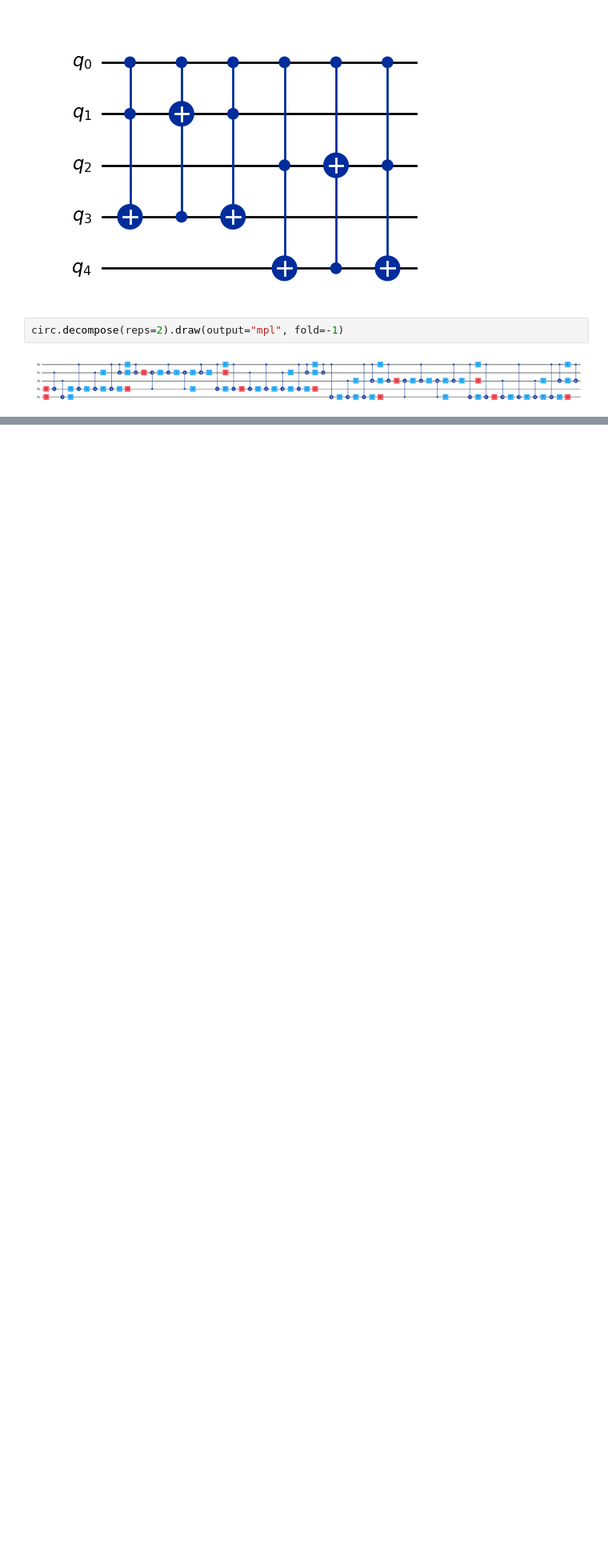
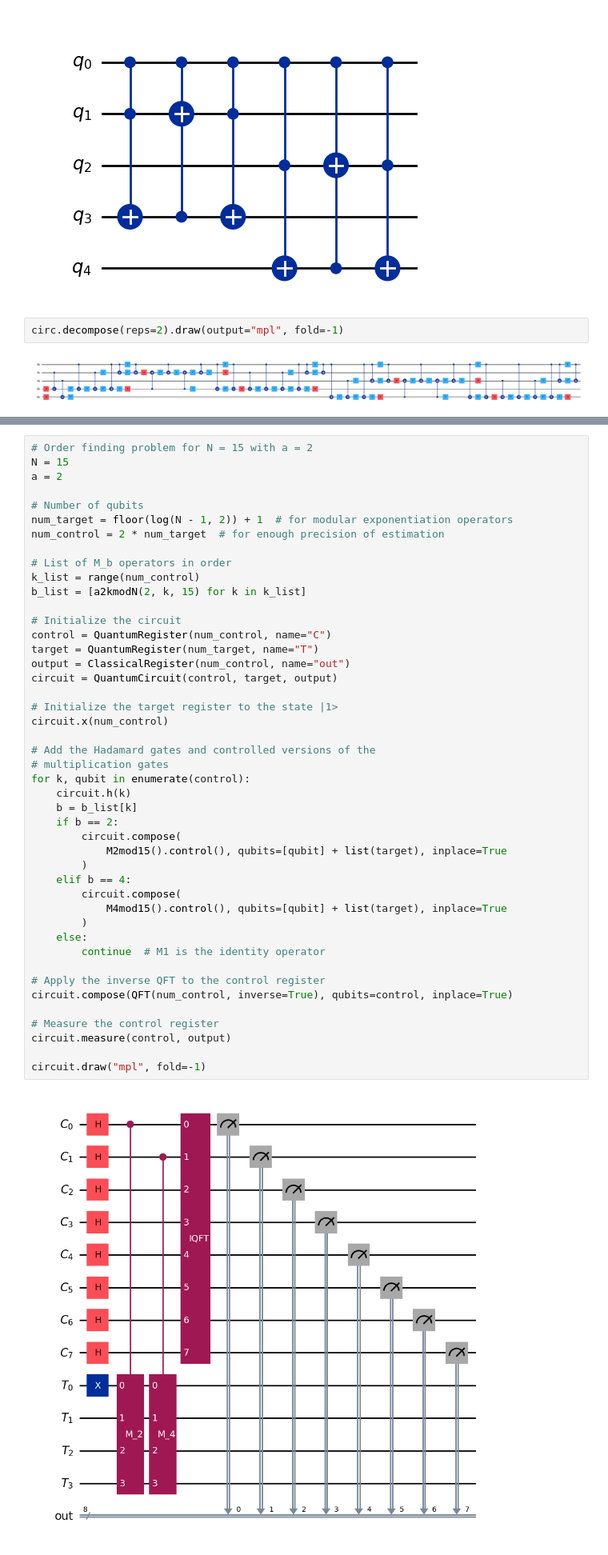
Before and after one commit to raopremrao/Learning-Qiskit-2, a Jupyter notebook: Qiskit in the Classroom/05_Shor's Algorithm/shor_Algorithm.ipynb, the cells around one changed output, grey strips where cells are left out. Shown at 80% size. Saved outputs shown, nothing was run; the diff lists cells and outputs as text; blank space fills up the shorter version.

```diff
--- a/Qiskit in the Classroom/05_Shor's Algorithm/shor_Algorithm.ipynb
+++ b/Qiskit in the Classroom/05_Shor's Algorithm/shor_Algorithm.ipynb
@@ -160,0 +236,47 @@ circ.decompose(reps=2).draw(output="mpl", fold=-1)
+# %%
+# Order finding problem for N = 15 with a = 2
+N = 15
+a = 2
+
+# Number of qubits
+num_target = floor(log(N - 1, 2)) + 1  # for modular exponentiation operators
+num_control = 2 * num_target  # for enough precision of estimation
+
+# List of M_b operators in order
+k_list = range(num_control)
+b_list = [a2kmodN(2, k, 15) for k in k_list]
+
+# Initialize the circuit
+control = QuantumRegister(num_control, name="C")
+target = QuantumRegister(num_target, name="T")
+output = ClassicalRegister(num_control, name="out")
+circuit = QuantumCircuit(control, target, output)
+
+# Initialize the target register to the state |1>
+circuit.x(num_control)
+
+# Add the Hadamard gates and controlled versions of the
+# multiplication gates
+for k, qubit in enumerate(control):
+    circuit.h(k)
+    b = b_list[k]
+    if b == 2:
+        circuit.compose(
+            M2mod15().control(), qubits=[qubit] + list(target), inplace=True
+        )
+    elif b == 4:
+        circuit.compose(
+            M4mod15().control(), qubits=[qubit] + list(target), inplace=True
+        )
+    else:
+        continue  # M1 is the identity operator
+
+# Apply the inverse QFT to the control register
+circuit.compose(QFT(num_control, inverse=True), qubits=control, inplace=True)
+
+# Measure the control register
+circuit.measure(control, output)
+
+circuit.draw("mpl", fold=-1)
+# %% [output]
+[figure, added]
```
Also changed, not shown: parts of 18 cells of this notebook.
